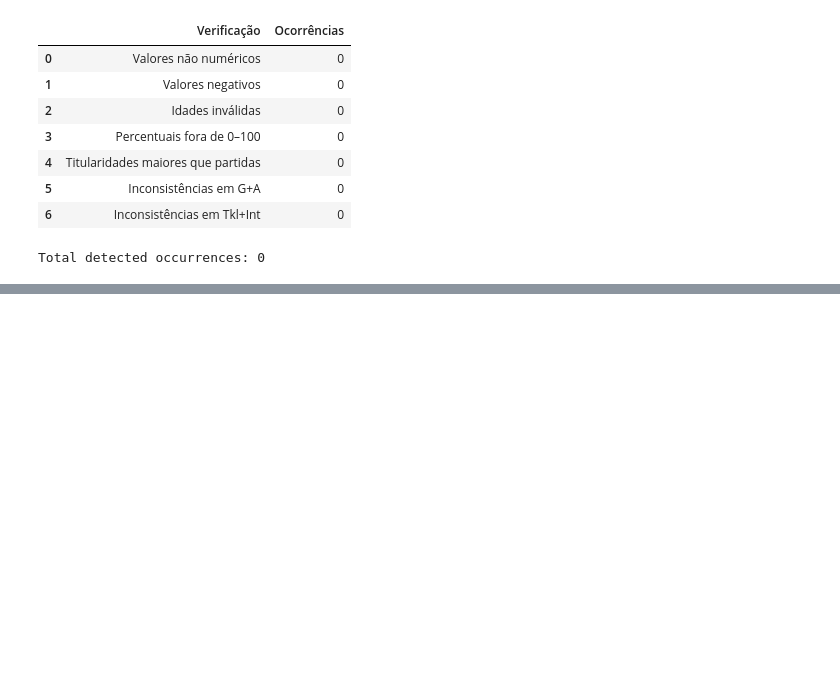
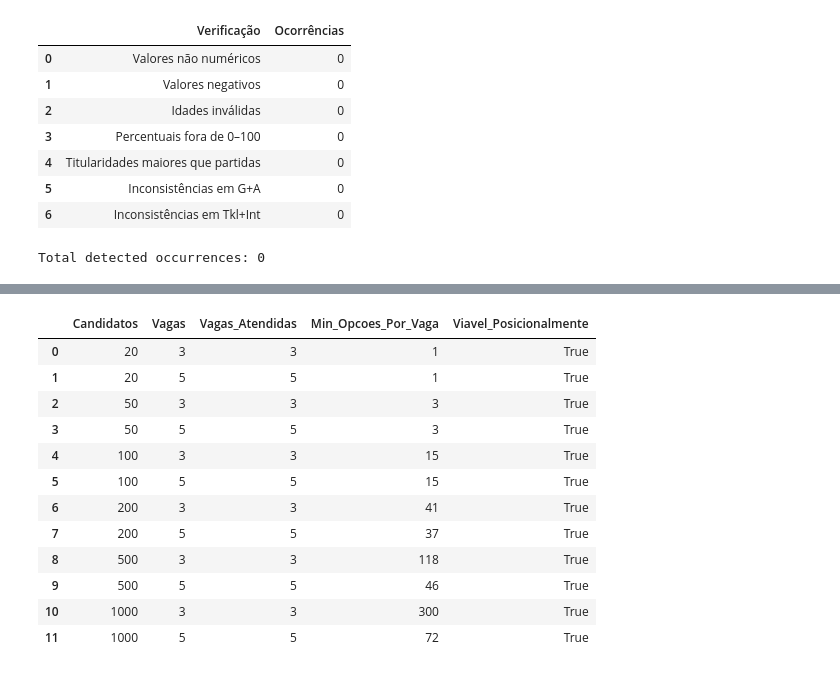
Before and after one commit to LunusMax/mathematical-programming, a Jupyter notebook: trabalho_pratico/fase_2/analise_exploratoria.ipynb, the cells around one changed output, grey strips where cells are left out. Drawn from its saved outputs; the diff is of its cells as text; code cells hidden in the pictures; blank space fills up the shorter version.

```diff
--- a/trabalho_pratico/fase_2/analise_exploratoria.ipynb
+++ b/trabalho_pratico/fase_2/analise_exploratoria.ipynb
@@ -898,0 +1173,97 @@ Total detected occurrences: 0
+# %%
+# ============================================================
+# Positional feasibility analysis
+# ============================================================
+
+def maximum_matching(candidates, vacancies):
+    """Find maximum candidate-to-vacancy matching."""
+
+    candidate_positions = [
+        get_positions(value)
+        for value in candidates["Pos."]
+    ]
+
+    vacancy_positions = [
+        get_positions(value)
+        for value in vacancies["Pos."]
+    ]
+
+    # Candidate indices compatible with each vacancy
+    adjacency = [
+        [
+            i for i, positions in enumerate(candidate_positions)
+            if positions & required_positions
+        ]
+        for required_positions in vacancy_positions
+    ]
+
+    assigned_candidates = {}
+
+    def find_match(vacancy, visited):
+        for candidate in adjacency[vacancy]:
+            if candidate in visited:
+                continue
+
+            visited.add(candidate)
+
+            if (
+                candidate not in assigned_candidates
+                or find_match(assigned_candidates[candidate], visited)
+            ):
+                assigned_candidates[candidate] = vacancy
+                return True
+
+        return False
+
+    matched = sum(
+        find_match(j, set())
+        for j in range(len(vacancies))
+    )
+
+    return matched, [len(options) for options in adjacency]
+
+
+feasibility_results = []
+
+for n_candidates in CANDIDATE_SIZES:
+    candidates = ordered_candidates.head(n_candidates)
+
+    for n_vacancies in VACANCY_SIZES:
+        vacancies = replacement_order.head(n_vacancies)
+
+        matched, options_per_vacancy = maximum_matching(
+            candidates, vacancies
+        )
+
+        feasibility_results.append({
+            "Candidatos": len(candidates),
+            "Vagas": len(vacancies),
+            "Vagas_Atendidas": matched,
+            "Min_Opcoes_Por_Vaga": min(options_per_vacancy),
+            "Viavel_Posicionalmente": matched == len(vacancies)
+        })
+
+feasibility_df = pd.DataFrame(feasibility_results)
+
+display(feasibility_df)
+
+print(
+    "\nPositionally feasible instances:",
+    feasibility_df["Viavel_Posicionalmente"].sum(),
+    "of",
+    len(feasibility_df)
+)
+# %% [output]
+|  | Candidatos | Vagas | Vagas_Atendidas | Min_Opcoes_Por_Vaga | Viavel_Posicionalmente |
+| 0 | 20 | 3 | 3 | 1 | True |
+| 1 | 20 | 5 | 5 | 1 | True |
+| 2 | 50 | 3 | 3 | 3 | True |
+| 3 | 50 | 5 | 5 | 3 | True |
+| 4 | 100 | 3 | 3 | 15 | True |
+| 5 | 100 | 5 | 5 | 15 | True |
+| 6 | 200 | 3 | 3 | 41 | True |
+| 7 | 200 | 5 | 5 | 37 | True |
+| 8 | 500 | 3 | 3 | 118 | True |
+| 9 | 500 | 5 | 5 | 46 | True |
+| 10 | 1000 | 3 | 3 | 300 | True |
+| 11 | 1000 | 5 | 5 | 72 | True |
```
Also changed, not shown: parts of 6 cells of this notebook, 2 other files.
